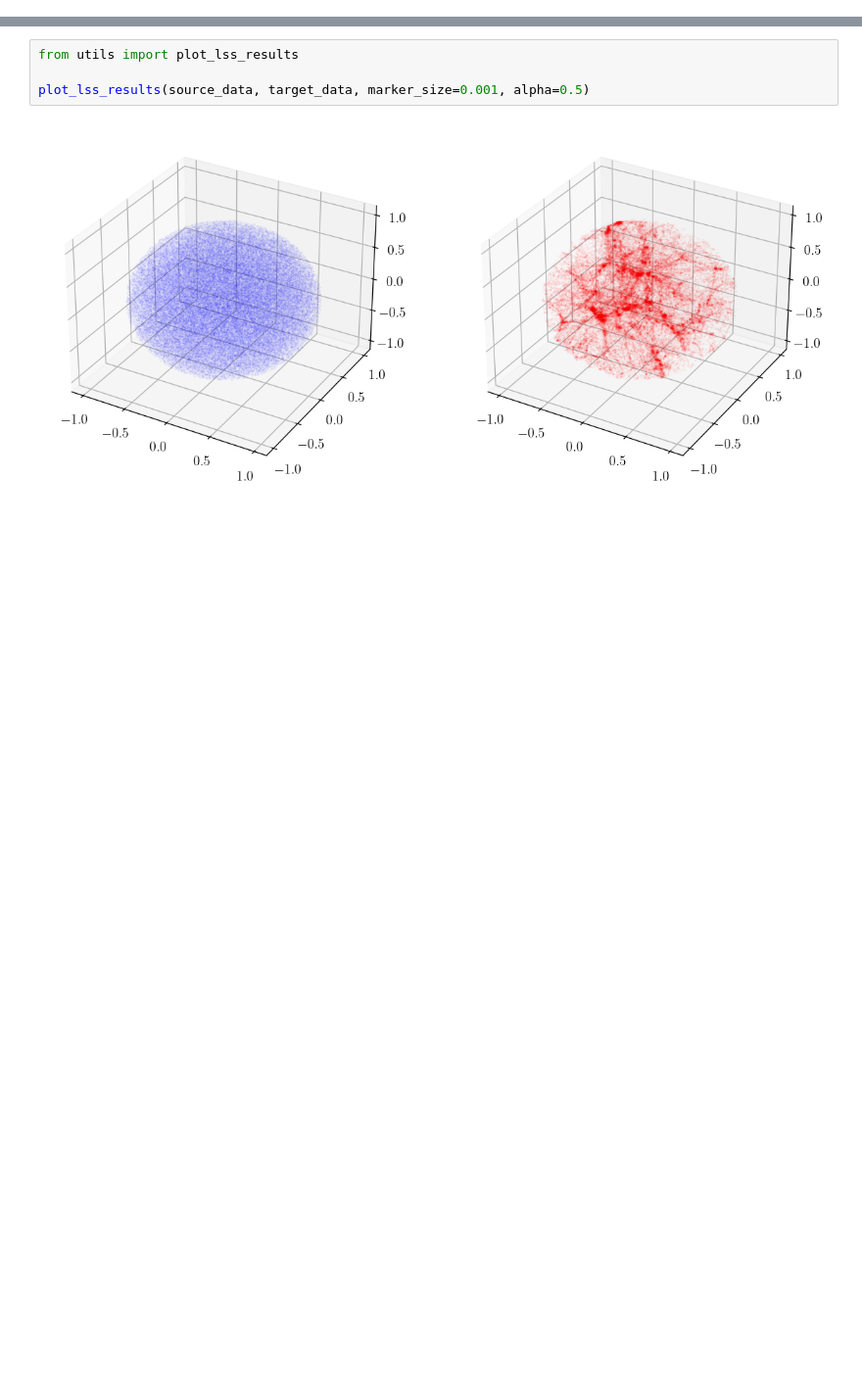
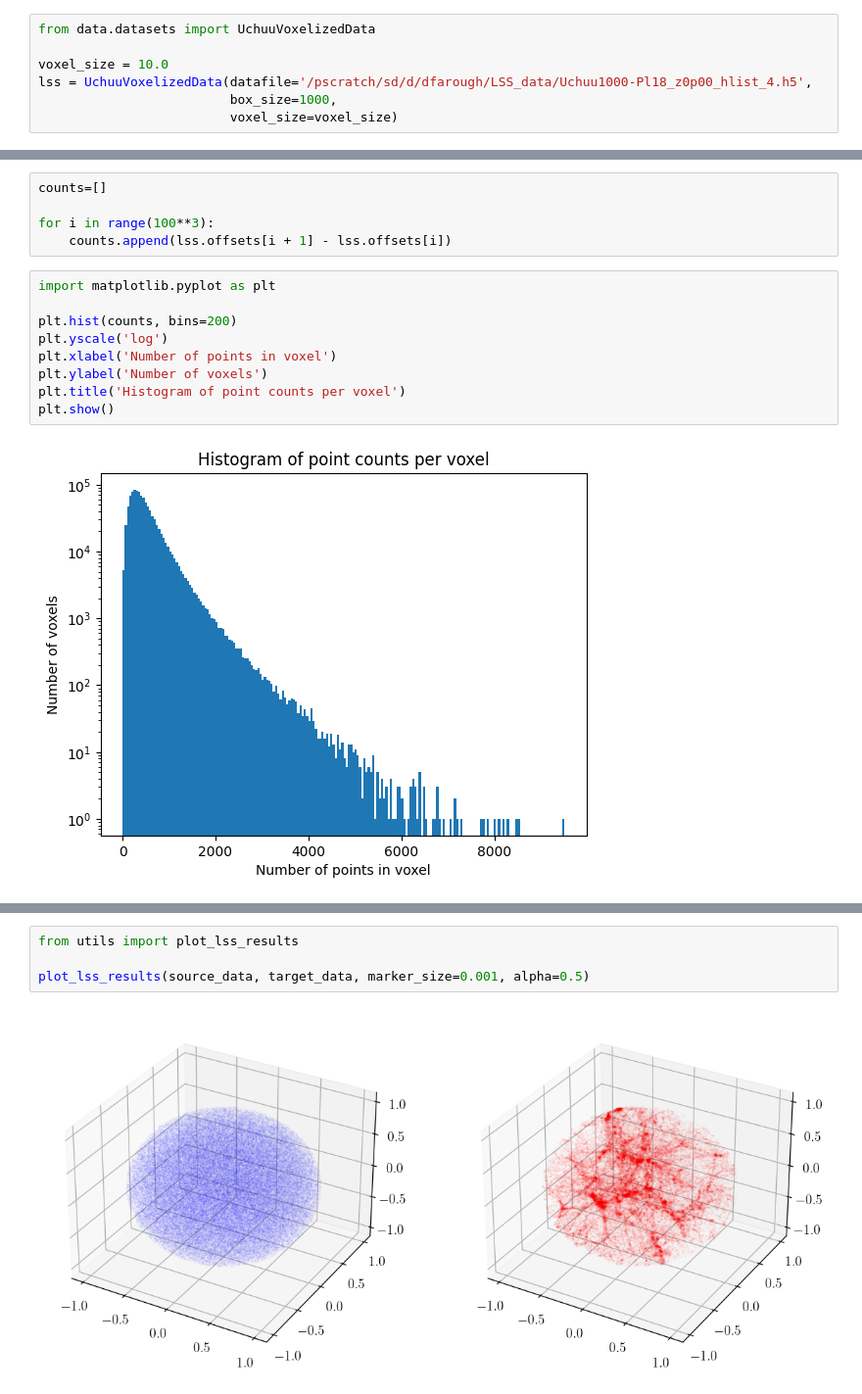
Before and after one commit to dfaroughy/LSSFlow, a Jupyter notebook: notebooks/analysis.ipynb, the cells around one changed output, grey strips where cells are left out. Shown at 98% size. Cells and saved outputs as stored; diff of their text form; blank space fills up the shorter version.

```diff
--- a/notebooks/analysis.ipynb
+++ b/notebooks/analysis.ipynb
@@ -0,0 +1,7 @@
+# %%
+from data.datasets import UchuuVoxelizedData
+
+voxel_size = 10.0
+lss = UchuuVoxelizedData(datafile='/pscratch/sd/d/dfarough/LSS_data/Uchuu1000-Pl18_z0p00_hlist_4.h5',
+                         box_size=1000,
+                         voxel_size=voxel_size)
@@ -0,0 +28,16 @@
+# %%
+counts=[]
+
+for i in range(100**3):
+    counts.append(lss.offsets[i + 1] - lss.offsets[i])
+# %%
+import matplotlib.pyplot as plt
+
+plt.hist(counts, bins=200)
+plt.yscale('log')
+plt.xlabel('Number of points in voxel')
+plt.ylabel('Number of voxels')
+plt.title('Histogram of point counts per voxel')
+plt.show()
+# %% [output]
+[figure, added]
```
Also changed, not shown: parts of 14 cells of this notebook, 8 other files.
